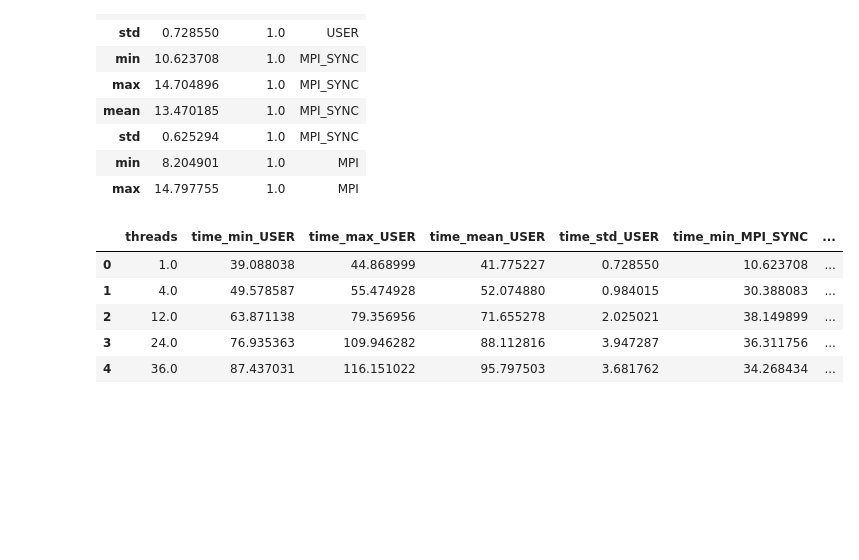
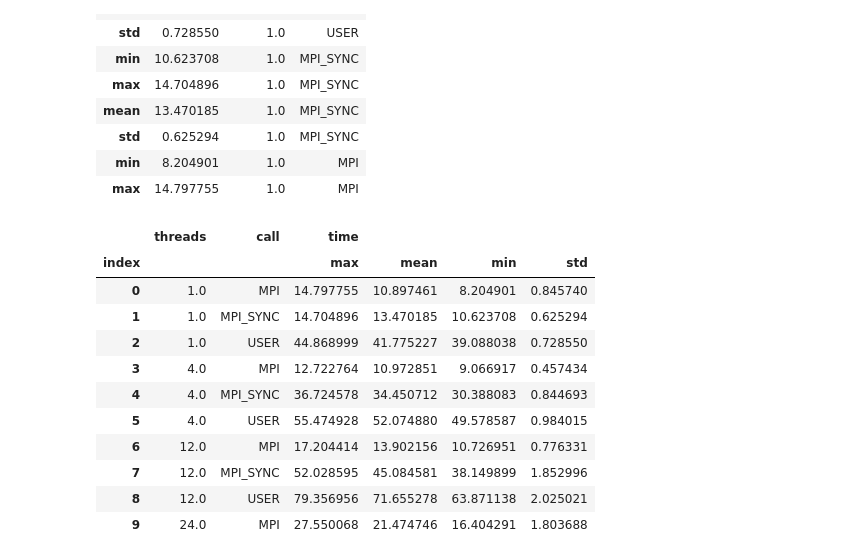
Before and after one commit to lucaparisi91/met-lfric-cirrus, a Jupyter notebook: results/analyse_results.ipynb, the cells around one changed output. Saved outputs shown, nothing was run; the diff lists cells and outputs as text; code cells hidden in the pictures; blank space fills up the shorter version.

```diff
--- a/results/analyse_results.ipynb
+++ b/results/analyse_results.ipynb
@@ -156,15 +156,20 @@ Processing report: /work/z62/z62/lparisiz62/lfric/met-lfric-cirrus/runs/nodes192
 | min | 8.204901 | 1.0 | MPI |
 | max | 14.797755 | 1.0 | MPI |
 # %%
-compact_summary_profile = summary_profile.reset_index().pivot(values=['time'],columns=['index'],index=["threads"]).reset_index()
-compact_summary_profile.columns = ['_'.join(col).strip().replace('__', '') for col in compact_summary_profile.columns.values]
+compact_summary_profile = summary_profile.reset_index().pivot(values=['time'],columns=['index'],index=["threads","call"]).reset_index()
 compact_summary_profile.to_csv("thread_scaling_mpi.txt", sep=" ", index=False)
 compact_summary_profile.head(10)
 # %% [output]
-|  | threads | time_min_USER | time_max_USER | time_mean_USER | time_std_USER | time_min_MPI_SYNC | ... |
-| 0 | 1.0 | 39.088038 | 44.868999 | 41.775227 | 0.728550 | 10.623708 | ... |
-| 1 | 4.0 | 49.578587 | 55.474928 | 52.074880 | 0.984015 | 30.388083 | ... |
-| 2 | 12.0 | 63.871138 | 79.356956 | 71.655278 | 2.025021 | 38.149899 | ... |
-| 3 | 24.0 | 76.935363 | 109.946282 | 88.112816 | 3.947287 | 36.311756 | ... |
-| 4 | 36.0 | 87.437031 | 116.151022 | 95.797503 | 3.681762 | 34.268434 | ... |
+|  | threads | call | time |  |  |  |
+| index |  |  | max | mean | min | std |
+| 0 | 1.0 | MPI | 14.797755 | 10.897461 | 8.204901 | 0.845740 |
+| 1 | 1.0 | MPI_SYNC | 14.704896 | 13.470185 | 10.623708 | 0.625294 |
+| 2 | 1.0 | USER | 44.868999 | 41.775227 | 39.088038 | 0.728550 |
+| 3 | 4.0 | MPI | 12.722764 | 10.972851 | 9.066917 | 0.457434 |
+| 4 | 4.0 | MPI_SYNC | 36.724578 | 34.450712 | 30.388083 | 0.844693 |
+| 5 | 4.0 | USER | 55.474928 | 52.074880 | 49.578587 | 0.984015 |
+| 6 | 12.0 | MPI | 17.204414 | 13.902156 | 10.726951 | 0.776331 |
+| 7 | 12.0 | MPI_SYNC | 52.028595 | 45.084581 | 38.149899 | 1.852996 |
+| 8 | 12.0 | USER | 79.356956 | 71.655278 | 63.871138 | 2.025021 |
+| 9 | 24.0 | MPI | 27.550068 | 21.474746 | 16.404291 | 1.803688 |
 # %%
```
Also changed, not shown: parts of 1 cell of this notebook.
